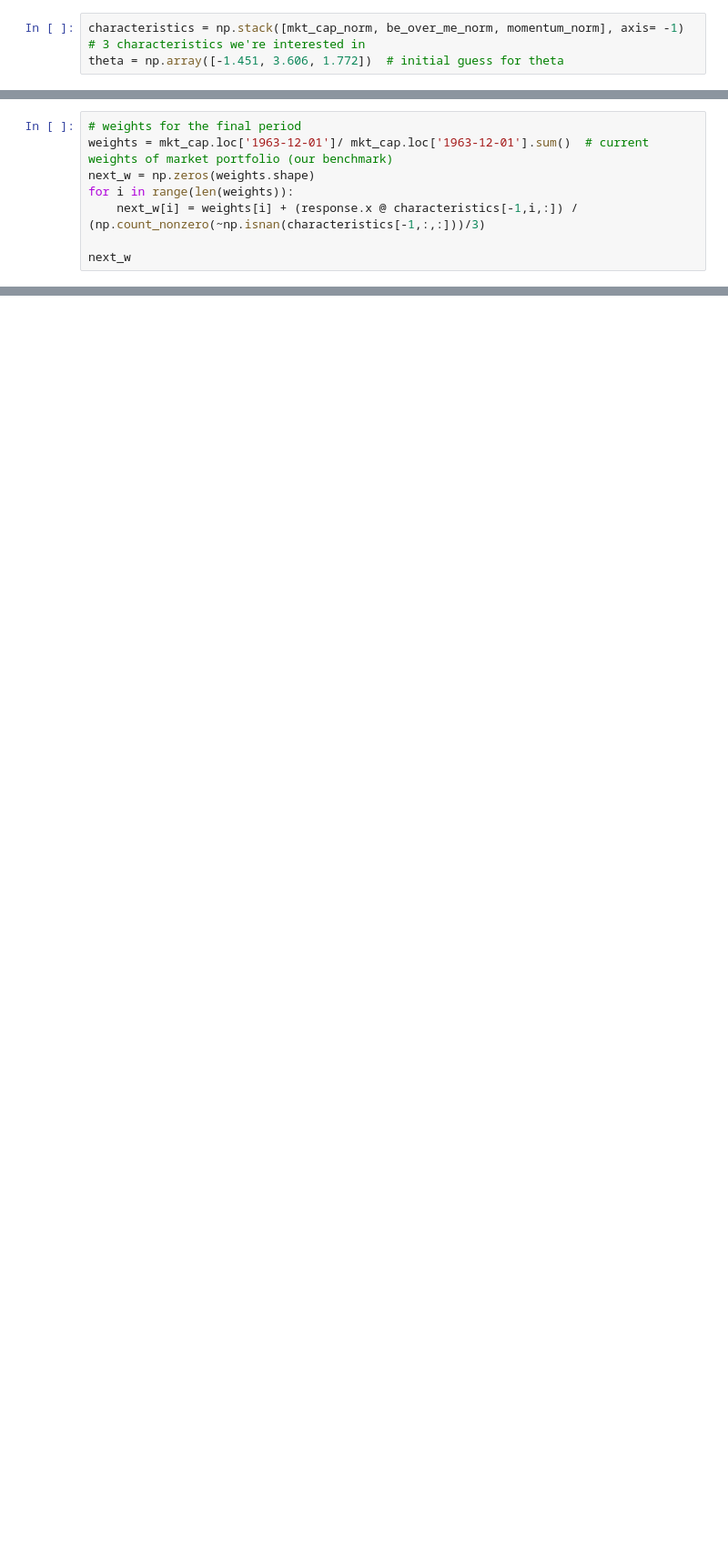
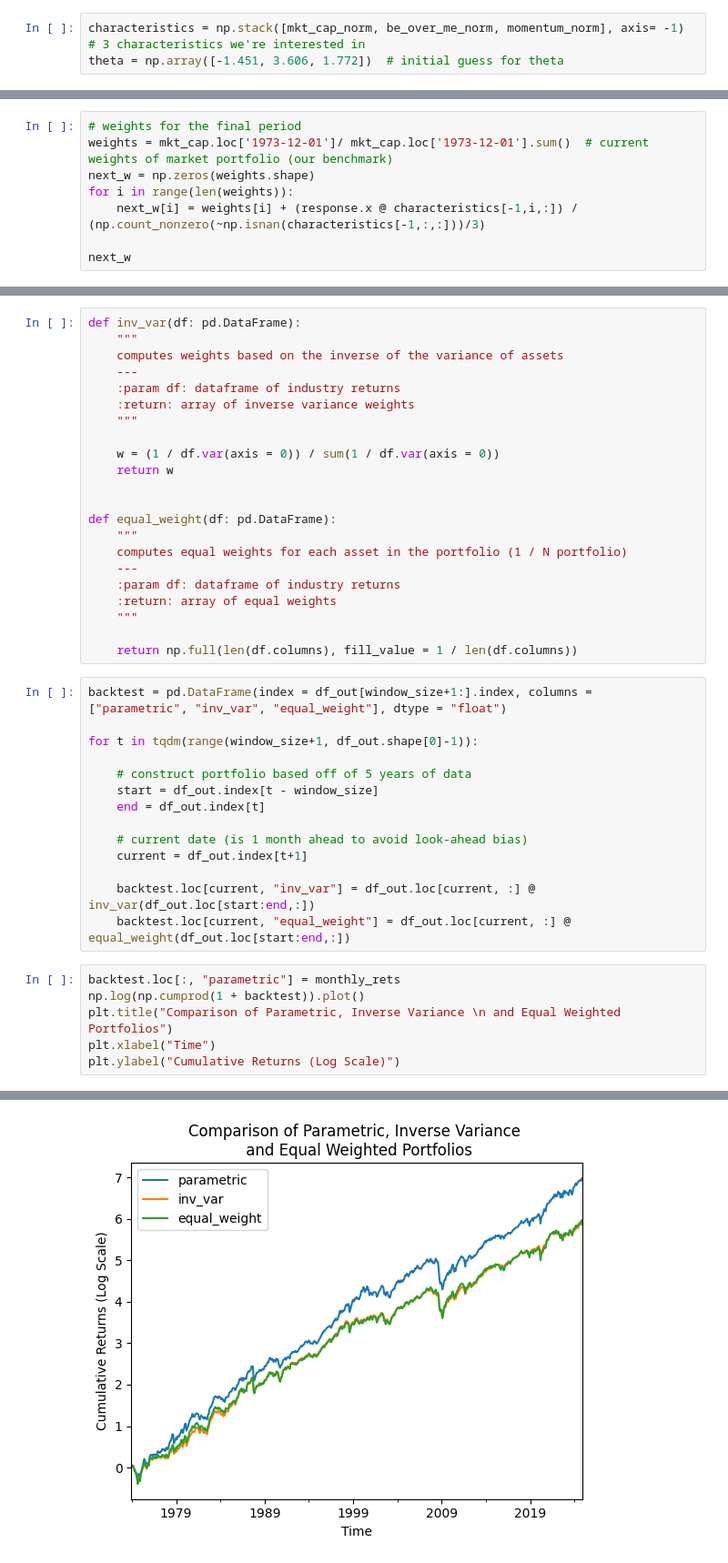
Before and after one commit to alessbressan/FINA60602A, a Jupyter notebook: project_2/Part_C.ipynb, the cells around one changed output, grey strips where cells are left out. Shown: that part at 91% size. Saved outputs shown, nothing was run; the diff lists cells and outputs as text; blank space fills up the shorter version.

```diff
--- a/project_2/Part_C.ipynb
+++ b/project_2/Part_C.ipynb
@@ -152,6 +158,6 @@ response
 # %%
 # weights for the final period
-weights = mkt_cap.loc['1963-12-01']/ mkt_cap.loc['1963-12-01'].sum()  # current weights of market portfolio (our benchmark)
+weights = mkt_cap.loc['1973-12-01']/ mkt_cap.loc['1973-12-01'].sum()  # current weights of market portfolio (our benchmark)
 next_w = np.zeros(weights.shape)
 for i in range(len(weights)):
     next_w[i] = weights[i] + (response.x @ characteristics[-1,i,:]) / (np.count_nonzero(~np.isnan(characteristics[-1,:,:]))/3)
@@ -298,0 +281,43 @@ np.log(np.cumprod(1 + monthly_rets)).plot()
+# %%
+def inv_var(df: pd.DataFrame):
+    """
+    computes weights based on the inverse of the variance of assets
+    ---
+    :param df: dataframe of industry returns
+    :return: array of inverse variance weights
+    """
+
+    w = (1 / df.var(axis = 0)) / sum(1 / df.var(axis = 0))
+    return w
+
+
+def equal_weight(df: pd.DataFrame):
+    """
+    computes equal weights for each asset in the portfolio (1 / N portfolio)
+    ---
+    :param df: dataframe of industry returns
+    :return: array of equal weights
+    """
+
+    return np.full(len(df.columns), fill_value = 1 / len(df.columns))
+# %%
+backtest = pd.DataFrame(index = df_out[window_size+1:].index, columns = ["parametric", "inv_var", "equal_weight"], dtype = "float")
+
+for t in tqdm(range(window_size+1, df_out.shape[0]-1)):
+
+    # construct portfolio based off of 5 years of data
+    start = df_out.index[t - window_size]
+    end = df_out.index[t]
+
+    # current date (is 1 month ahead to avoid look-ahead bias)
+    current = df_out.index[t+1]
+
+    backtest.loc[current, "inv_var"] = df_out.loc[current, :] @ inv_var(df_out.loc[start:end,:])
+    backtest.loc[current, "equal_weight"] = df_out.loc[current, :] @ equal_weight(df_out.loc[start:end,:])
+# %%
+backtest.loc[:, "parametric"] = monthly_rets
+np.log(np.cumprod(1 + backtest)).plot()
+plt.title("Comparison of Parametric, Inverse Variance \n and Equal Weighted Portfolios")
+plt.xlabel("Time")
+plt.ylabel("Cumulative Returns (Log Scale)")
+# %% [output]
@@ -298,0 +325 @@ np.log(np.cumprod(1 + monthly_rets)).plot()
+[figure, added]
```
Also changed, not shown: parts of 29 cells of this notebook.
